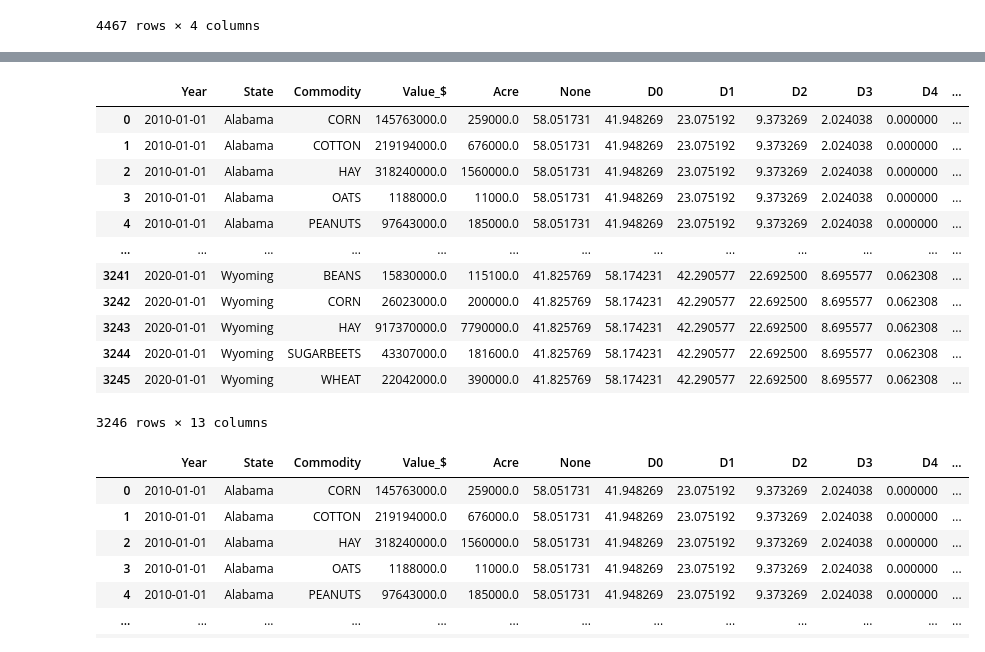
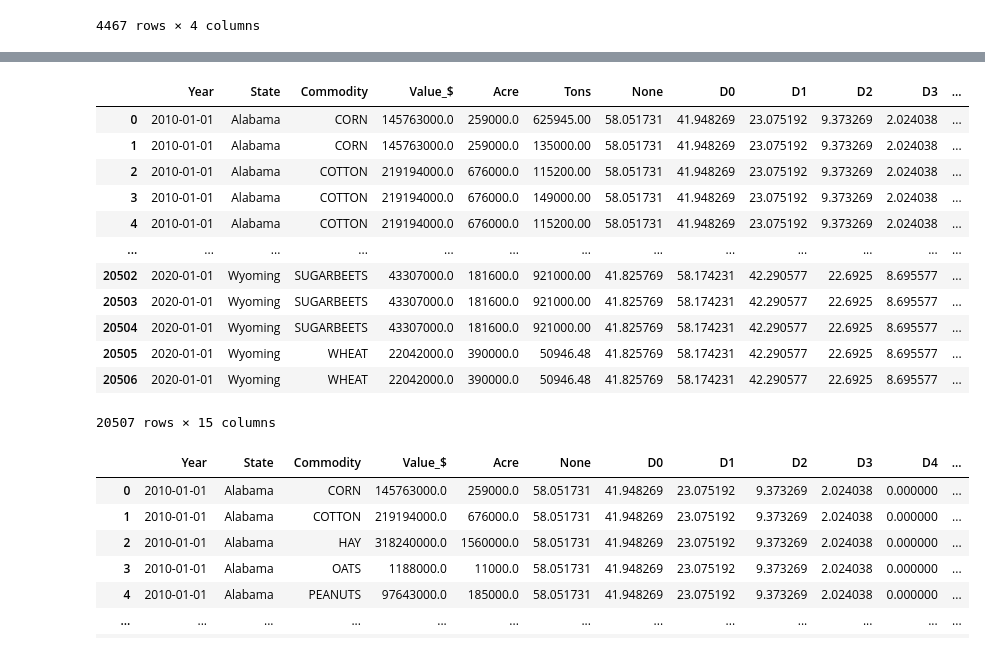
Before and after one commit to srilekha-sikhinam/SIADS-591_592, a Jupyter notebook: drought_crop.ipynb, the cells around one changed output, grey strips where cells are left out. Cells and saved outputs as stored; diff of their text form; code cells hidden in the pictures.

Commit message:
extract production by weight and convert units to tons

```diff
--- a/drought_crop.ipynb
+++ b/drought_crop.ipynb
@@ -306,3 +329,33 @@ crop_df2
 | 4465 | 2020 | Wyoming | SUGARBEETS | 43307000.0 |
 | 4466 | 2020 | Wyoming | WHEAT | 22042000.0 |
 4467 rows × 4 columns
+# %%
+crop_df3 = crop_df.copy()
+
+# looking at what filter we would need to use and what different unit do we have that we need to transform into weight single unit
+crop_df3 = crop_df3[crop_df3['Data Item'].str.contains('PRODUCTION, MEASURED IN')]
+units = crop_df3['Data Item'].unique().tolist()
+new_unit = set([unit.split('-')[1].strip() for unit in units])
+new_unit
+
+unit_list = ['PRODUCTION, MEASURED IN 480 LB BALES',
+'PRODUCTION, MEASURED IN BU',
+'PRODUCTION, MEASURED IN CWT',
+'PRODUCTION, MEASURED IN GALLONS',
+'PRODUCTION, MEASURED IN LB',
+'PRODUCTION, MEASURED IN TONS']
+
+# first filter the unit above in the data items then convert the unit to tons
+crop_df3 = crop_df3[crop_df3['Data Item'].str.contains(('|').join(unit_list))]
+crop_df3 = crop_df3[['Year', 'State', 'Commodity', 'Data Item', 'Value']]
+crop_df3.Value = crop_df3.Value.apply(lambda x : x.replace(',', ''))
+crop_df3.Value = pd.to_numeric(crop_df3.Value, errors='coerce').fillna(0)
+
+crop_df3['Value'] = np.where(crop_df3['Data Item'].str.contains('PRODUCTION, MEASURED IN 480 LB BALES'), crop_df3['Value']*480/2000, crop_df3['Value']) #convert the unit into pounds then tons
+crop_df3['Value'] = np.where(crop_df3['Data Item'].str.contains('PRODUCTION, MEASURED IN BU'), crop_df3['Value']*0.021772, crop_df3['Value'])
+crop_df3['Value'] = np.where(crop_df3['Data Item'].str.contains('PRODUCTION, MEASURED IN CWT'), crop_df3['Value']*0.056, crop_df3['Value'])
+crop_df3['Value'] = np.where(crop_df3['Data Item'].str.contains('PRODUCTION, MEASURED IN GALLONS'), crop_df3['Value']*11.358/2000, crop_df3['Value']) # convert syrub gallon to pounds then tons
+crop_df3 = crop_df3[['Year', 'State', 'Commodity', 'Value']]
+crop_df3.rename(columns={'Value':'Tons'}, inplace=True)
+crop_df3.State = crop_df3.State.str.capitalize()
+crop_df3
@@ -308,0 +376,5 @@ crop_df2
+# %%
+# merge 2 crops value by Acre and by Value
+all_crop_df = pd.merge(crop_df1, crop_df2, on=['Year', 'State', 'Commodity'], how='inner')
+all_crop_df_value = pd.merge(all_crop_df, crop_df3, on=['Year', 'State', 'Commodity'], how='inner')
+all_crop_df_value[all_crop_df_value['State']== 'Alabama']
@@ -309,27 +395,26 @@ crop_df2
 # %%
-# merge 2 crops value by Acre and by Value
-all_crop_df = pd.merge(crop_df1, crop_df2, on=['Year', 'State', 'Commodity'], how='inner')
+
 
 # merge crop and all variables on year and state
-dfs = [all_crop_df, drought_year_df, pcp_year_df, temp_year_df]
-df = reduce(lambda left,right : pd.merge(left, right, on=['Year', 'State'], how='inner'), dfs).fillna('void')
-df = df[['Year', 'State', 'Commodity', 'Value_$','Acre', 'None', 'D0', 'D1', 'D2', 'D3', 'D4', 'precip', 'temp']]
+dfs = [all_crop_df_value, drought_year_df, pdsi_year_df, pcp_year_df, temp_year_df]
+df = reduce(lambda left,right : pd.merge(left, right, on=['Year', 'State'], how='left'), dfs).fillna('void')
+df = df[['Year', 'State', 'Commodity', 'Value_$','Acre', 'Tons','None', 'D0', 'D1', 'D2', 'D3', 'D4', 'pdsi', 'precip', 'temp']]
 df['Year'] = pd.to_datetime(df.Year, format='%Y')
 df
 # %% [output]
-|  | Year | State | Commodity | Value_$ | Acre | None | D0 | D1 | D2 | D3 | D4 | ... |
-| 0 | 2010-01-01 | Alabama | CORN | 145763000.0 | 259000.0 | 58.051731 | 41.948269 | 23.075192 | 9.373269 | 2.024038 | 0.000000 | ... |
-| 1 | 2010-01-01 | Alabama | COTTON | 219194000.0 | 676000.0 | 58.051731 | 41.948269 | 23.075192 | 9.373269 | 2.024038 | 0.000000 | ... |
-| 2 | 2010-01-01 | Alabama | HAY | 318240000.0 | 1560000.0 | 58.051731 | 41.948269 | 23.075192 | 9.373269 | 2.024038 | 0.000000 | ... |
-| 3 | 2010-01-01 | Alabama | OATS | 1188000.0 | 11000.0 | 58.051731 | 41.948269 | 23.075192 | 9.373269 | 2.024038 | 0.000000 | ... |
-| 4 | 2010-01-01 | Alabama | PEANUTS | 97643000.0 | 185000.0 | 58.051731 | 41.948269 | 23.075192 | 9.373269 | 2.024038 | 0.000000 | ... |
+|  | Year | State | Commodity | Value_$ | Acre | Tons | None | D0 | D1 | D2 | D3 | ... |
+| 0 | 2010-01-01 | Alabama | CORN | 145763000.0 | 259000.0 | 625945.00 | 58.051731 | 41.948269 | 23.075192 | 9.373269 | 2.024038 | ... |
+| 1 | 2010-01-01 | Alabama | CORN | 145763000.0 | 259000.0 | 135000.00 | 58.051731 | 41.948269 | 23.075192 | 9.373269 | 2.024038 | ... |
+| 2 | 2010-01-01 | Alabama | COTTON | 219194000.0 | 676000.0 | 115200.00 | 58.051731 | 41.948269 | 23.075192 | 9.373269 | 2.024038 | ... |
+| 3 | 2010-01-01 | Alabama | COTTON | 219194000.0 | 676000.0 | 149000.00 | 58.051731 | 41.948269 | 23.075192 | 9.373269 | 2.024038 | ... |
+| 4 | 2010-01-01 | Alabama | COTTON | 219194000.0 | 676000.0 | 115200.00 | 58.051731 | 41.948269 | 23.075192 | 9.373269 | 2.024038 | ... |
 | ... | ... | ... | ... | ... | ... | ... | ... | ... | ... | ... | ... | ... |
-| 3241 | 2020-01-01 | Wyoming | BEANS | 15830000.0 | 115100.0 | 41.825769 | 58.174231 | 42.290577 | 22.692500 | 8.695577 | 0.062308 | ... |
-| 3242 | 2020-01-01 | Wyoming | CORN | 26023000.0 | 200000.0 | 41.825769 | 58.174231 | 42.290577 | 22.692500 | 8.695577 | 0.062308 | ... |
-| 3243 | 2020-01-01 | Wyoming | HAY | 917370000.0 | 7790000.0 | 41.825769 | 58.174231 | 42.290577 | 22.692500 | 8.695577 | 0.062308 | ... |
-| 3244 | 2020-01-01 | Wyoming | SUGARBEETS | 43307000.0 | 181600.0 | 41.825769 | 58.174231 | 42.290577 | 22.692500 | 8.695577 | 0.062308 | ... |
-| 3245 | 2020-01-01 | Wyoming | WHEAT | 22042000.0 | 390000.0 | 41.825769 | 58.174231 | 42.290577 | 22.692500 | 8.695577 | 0.062308 | ... |
+| 20502 | 2020-01-01 | Wyoming | SUGARBEETS | 43307000.0 | 181600.0 | 921000.00 | 41.825769 | 58.174231 | 42.290577 | 22.6925 | 8.695577 | ... |
+| 20503 | 2020-01-01 | Wyoming | SUGARBEETS | 43307000.0 | 181600.0 | 921000.00 | 41.825769 | 58.174231 | 42.290577 | 22.6925 | 8.695577 | ... |
+| 20504 | 2020-01-01 | Wyoming | SUGARBEETS | 43307000.0 | 181600.0 | 921000.00 | 41.825769 | 58.174231 | 42.290577 | 22.6925 | 8.695577 | ... |
+| 20505 | 2020-01-01 | Wyoming | WHEAT | 22042000.0 | 390000.0 | 50946.48 | 41.825769 | 58.174231 | 42.290577 | 22.6925 | 8.695577 | ... |
+| 20506 | 2020-01-01 | Wyoming | WHEAT | 22042000.0 | 390000.0 | 50946.48 | 41.825769 | 58.174231 | 42.290577 | 22.6925 | 8.695577 | ... |
-3246 rows × 13 columns
+20507 rows × 15 columns
 # %%
 # create a geodataframe to work with geopandas or folium map
 new_gdf = pd.merge(df, geo_gdf, on='State', how='left')
```
Also changed, not shown: parts of 5 cells of this notebook, 48 other files.
